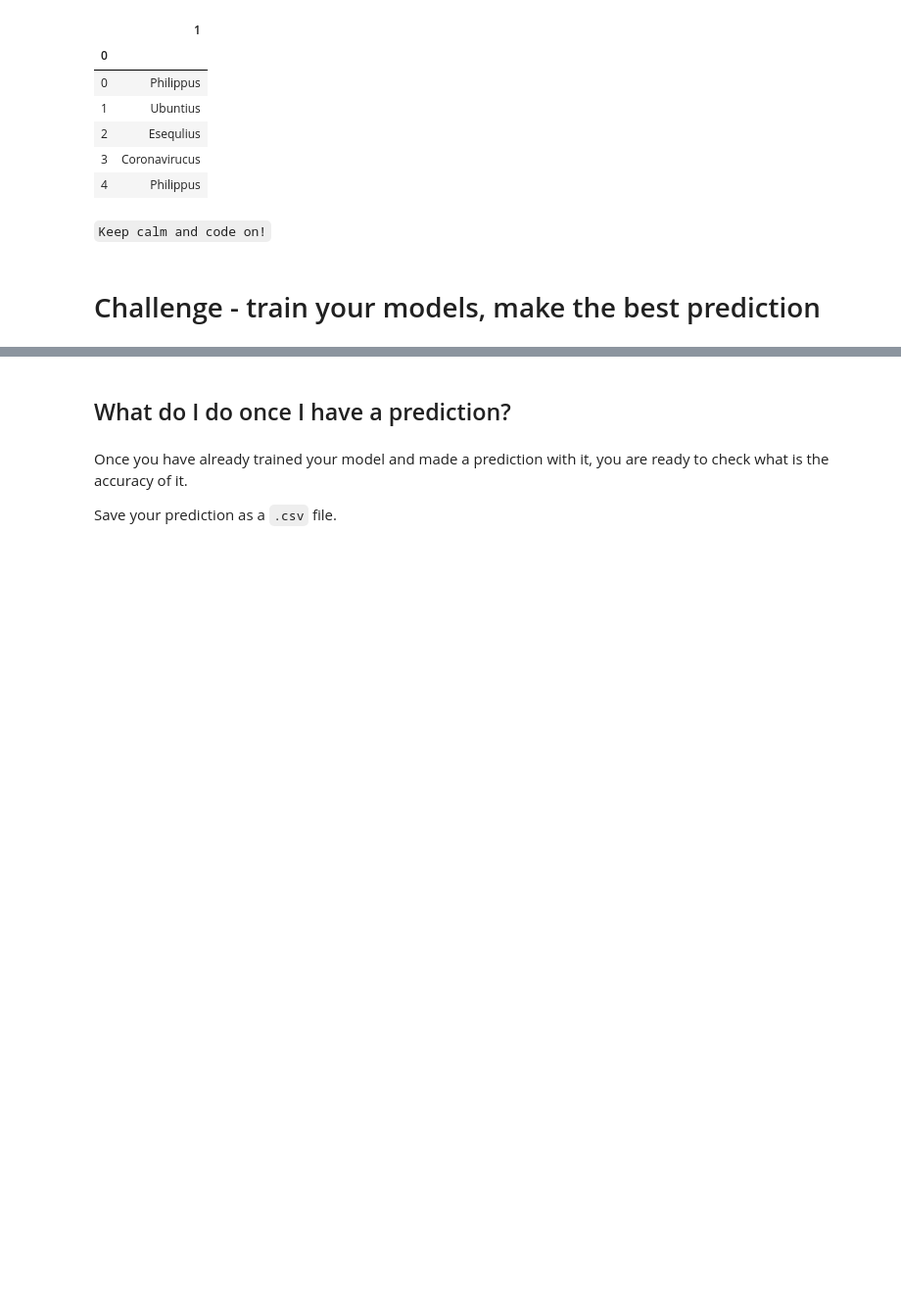
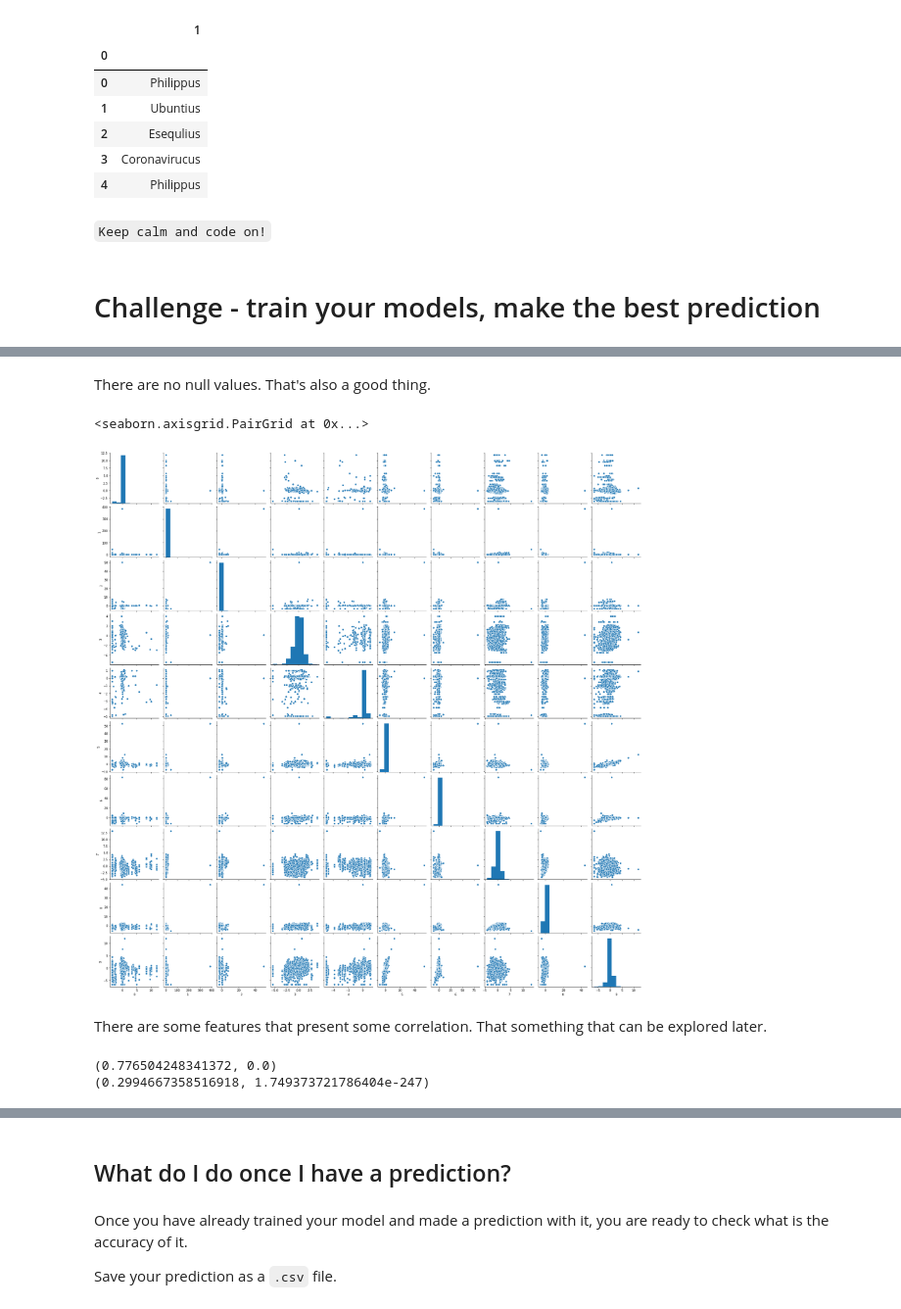
Before and after one commit to Clapiniella/lab-avila-bible, a Jupyter notebook: your-code/main.ipynb, the cells around one changed output, grey strips where cells are left out. Shown: that part at 98% size. Cells and saved outputs as stored; diff of their text form; code cells hidden in the pictures; blank space fills up the shorter version.

```diff
--- a/your-code/main.ipynb
+++ b/your-code/main.ipynb
@@ -86,0 +130,16 @@ sample_submission.head()
+# %% [markdown]
+There are no null values. That's also a good thing.
+# %%
+sns.pairplot(train_dataset[:-1])
+# %% [output]
+<seaborn.axisgrid.PairGrid at 0x...>
+[figure, added]
+# %% [markdown]
+There are some features that present some correlation. That something that can be explored later.
+# %%
+#Pearson correlation
+print(scipy.stats.pearsonr(train_dataset['5'], train_dataset['9']))
+print(scipy.stats.pearsonr(train_dataset['6'], train_dataset['9']))
+# %% [output]
+(0.776504248341372, 0.0)
+(0.2994667358516918, 1.749373721786404e-247)
```
Also changed, not shown: parts of 46 cells of this notebook, 1 other file.
